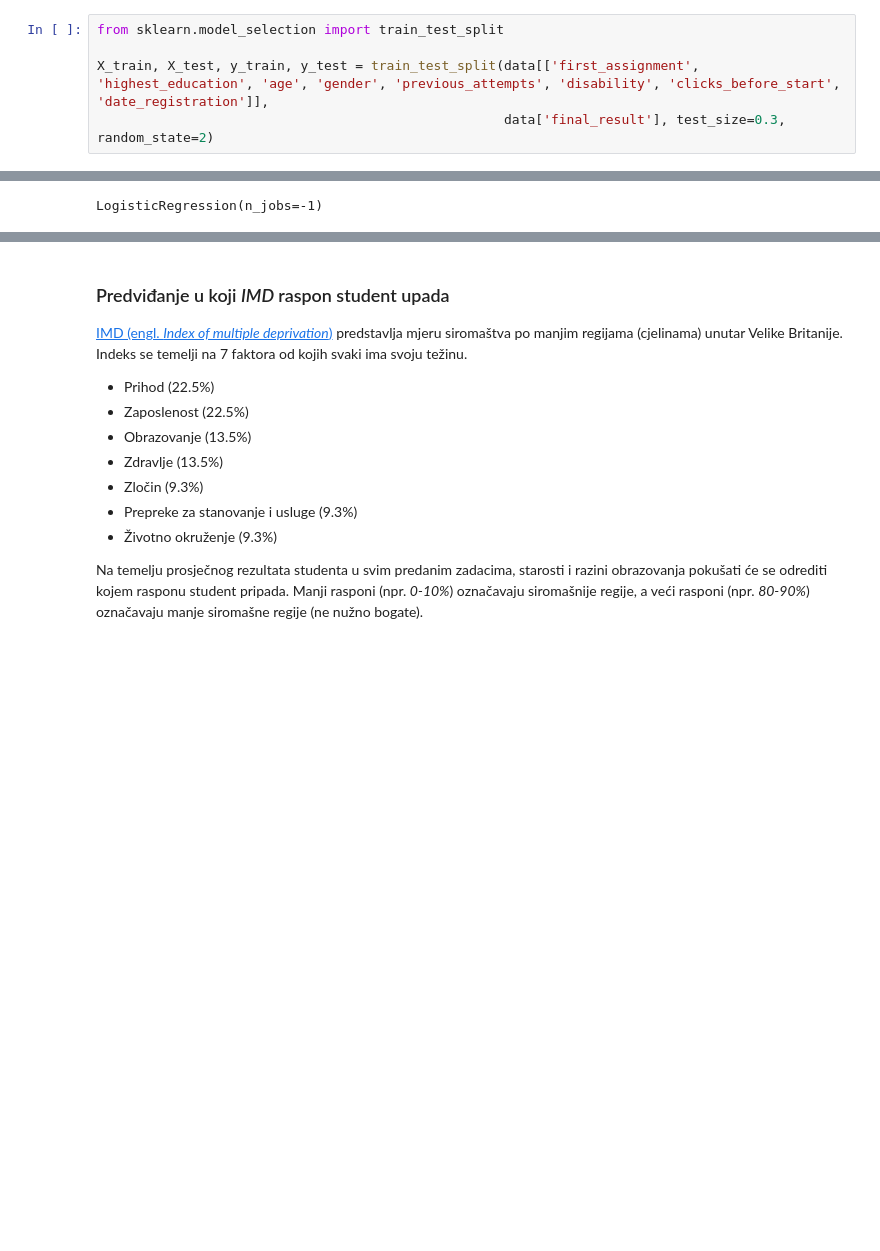
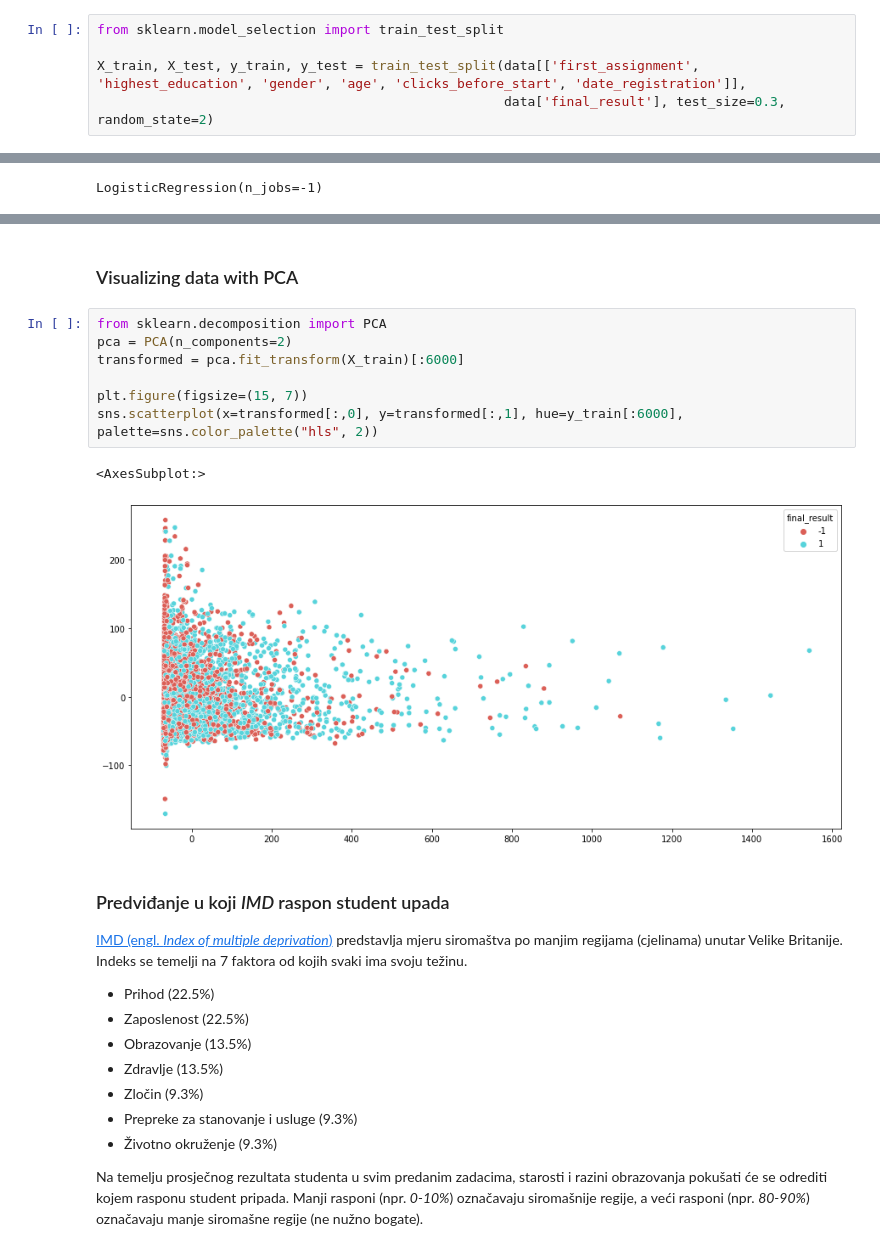
Before and after one commit to ksimicevic/early-student-success-predictors, a Jupyter notebook: project-pt2.ipynb, the cells around one changed output, grey strips where cells are left out. Drawn from its saved outputs; the diff is of its cells as text; blank space fills up the shorter version.

Commit message:
Added PCA visualization

```diff
--- a/project-pt2.ipynb
+++ b/project-pt2.ipynb
@@ -141,7 +141,7 @@ data.head()
 # %%
 from sklearn.model_selection import train_test_split
 
-X_train, X_test, y_train, y_test = train_test_split(data[['first_assignment', 'highest_education', 'age', 'gender', 'previous_attempts', 'disability', 'clicks_before_start', 'date_registration']],
+X_train, X_test, y_train, y_test = train_test_split(data[['first_assignment', 'highest_education', 'gender', 'age', 'clicks_before_start', 'date_registration']],
                                                     data['final_result'], test_size=0.3, random_state=2)
 # %% [markdown]
 ### Decision Tree
@@ -254,3 +254,15 @@ results
+# %% [markdown]
+### Visualizing data with PCA
+# %%
+from sklearn.decomposition import PCA
+pca = PCA(n_components=2)
+transformed = pca.fit_transform(X_train)[:6000]
+
+plt.figure(figsize=(15, 7))
+sns.scatterplot(x=transformed[:,0], y=transformed[:,1], hue=y_train[:6000], palette=sns.color_palette("hls", 2))
+# %% [output]
+<AxesSubplot:>
+[figure, added]
 # %% [markdown]
 ### Predviđanje u koji <i> IMD </i> raspon student upada
 
```
Also changed, not shown: parts of 2 cells of this notebook.
